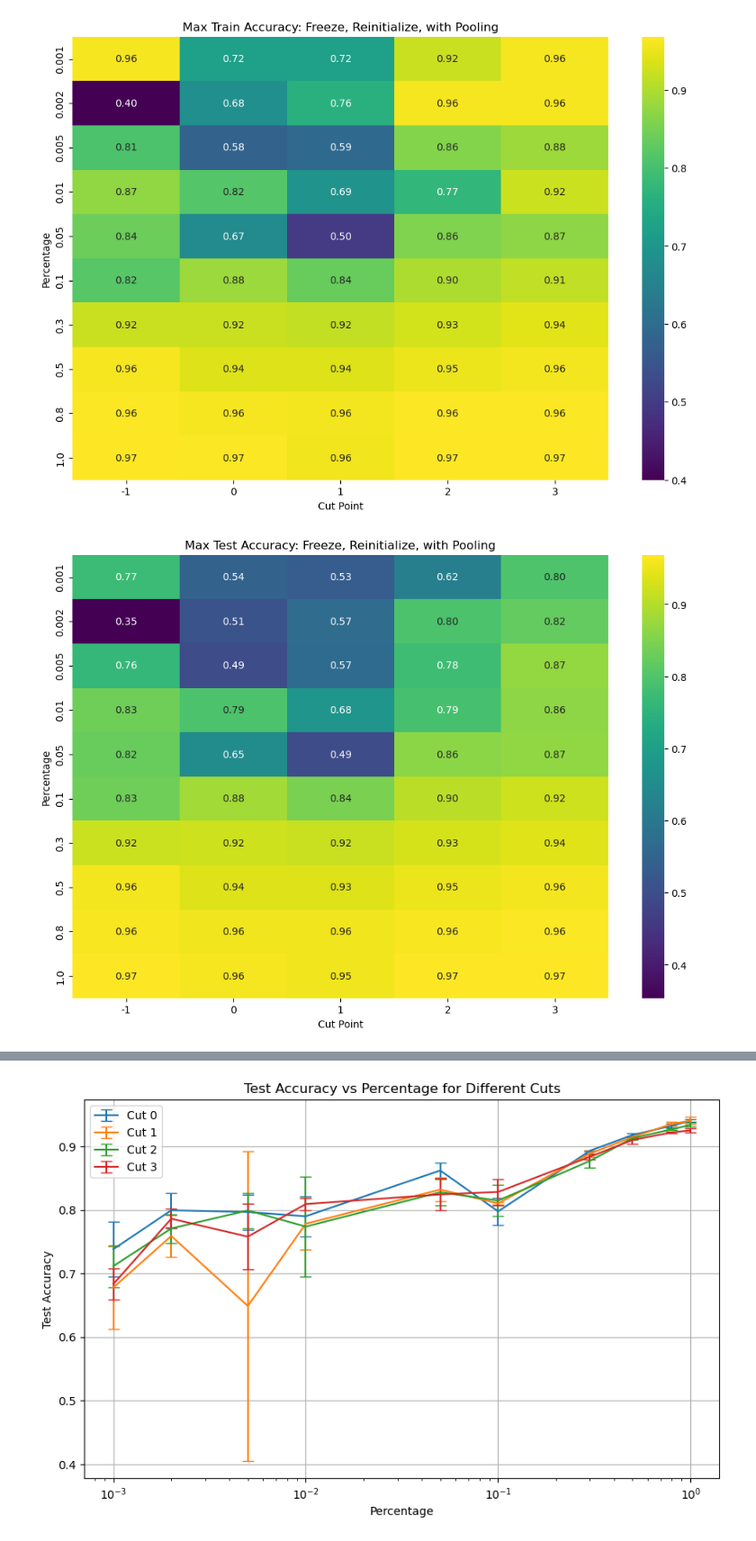
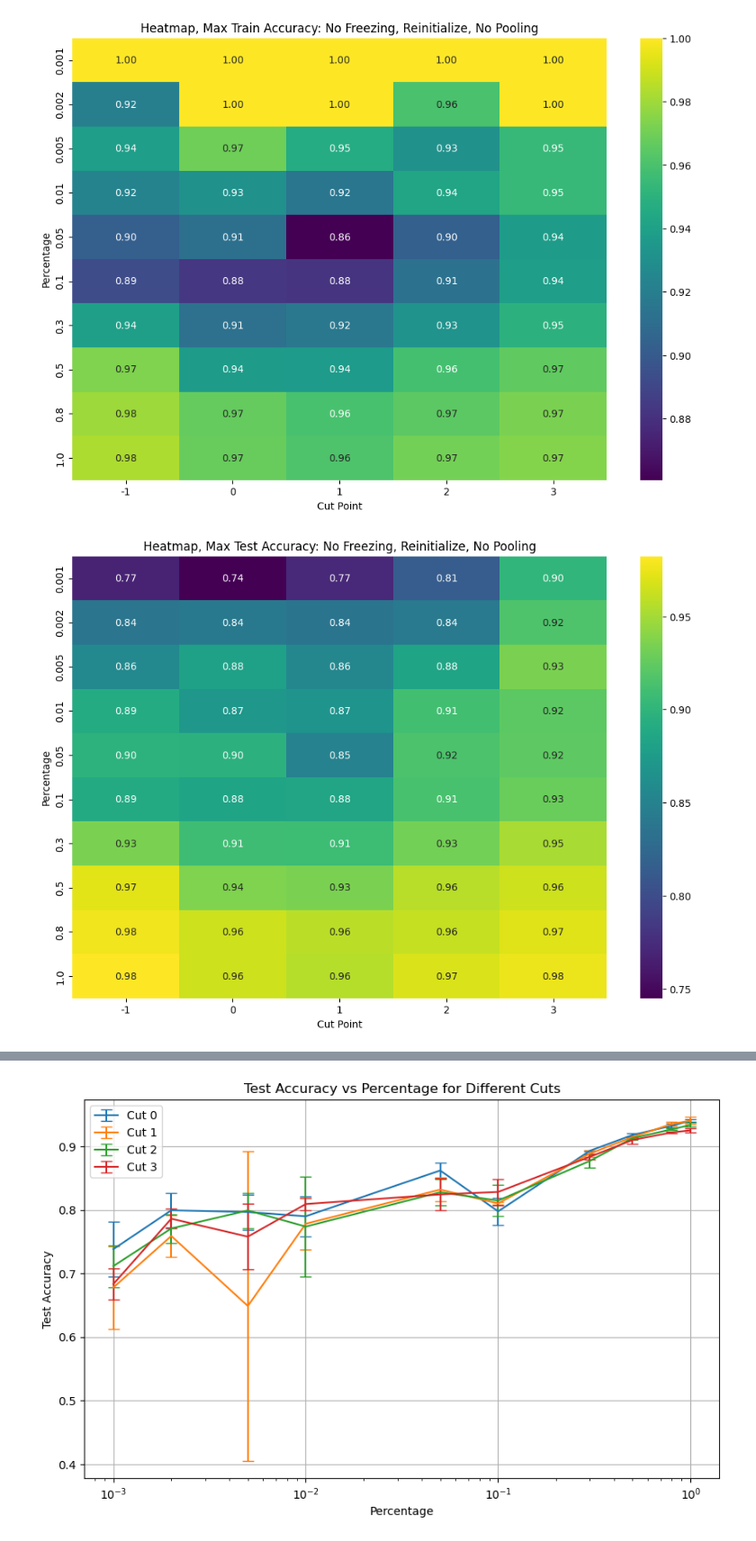
Before and after one commit to tusharmanekar/mp-tl-study, a Jupyter notebook: 3d_visualizations.ipynb, the cells around one changed output, grey strips where cells are left out. Shown at 90% size. Cells and saved outputs as stored; diff of their text form; code cells hidden in the pictures.

```diff
--- a/3d_visualizations.ipynb
+++ b/3d_visualizations.ipynb
@@ -53,21 +55,21 @@ plt.show()
 # %%
 # For the heatmap, we will use the mean test accuracy, aggregated over trials for each combination of 'Percentage' and 'Cut Point'
 
 # We will pivot the dataframe to get the mean test accuracy for each combination of 'Percentage' and 'Cut Point'
 heatmap_data = df.pivot_table(index='Percentage', columns='Cut Point', values='Max Train Accuracy', aggfunc='median')
 
 # Generating the heatmap using seaborn
 import seaborn as sns
 import matplotlib.pyplot as plt
 
 plt.figure(figsize=(12, 8))
 sns.heatmap(heatmap_data, annot=True, cmap='viridis', fmt=".2f")
-plt.title('Max Train Accuracy: Freeze, Reinitialize, with Pooling')
+plt.title('Heatmap, Max Train Accuracy: No Freezing, Reinitialize, No Pooling')
 plt.xlabel('Cut Point')
 plt.ylabel('Percentage')
 plt.show()
 # %% [output]
-[figure, old version]
+[figure, new version]
 # %%
 # For the heatmap, we will use the mean test accuracy, aggregated over trials for each combination of 'Percentage' and 'Cut Point'
 
@@ -80,12 +82,12 @@ import matplotlib.pyplot as plt
 
 plt.figure(figsize=(12, 8))
 sns.heatmap(heatmap_data, annot=True, cmap='viridis', fmt=".2f")
-plt.title('Max Test Accuracy: Freeze, Reinitialize, with Pooling')
+plt.title('Heatmap, Max Test Accuracy: No Freezing, Reinitialize, No Pooling')
 plt.xlabel('Cut Point')
 plt.ylabel('Percentage')
 plt.show()
 # %% [output]
-[figure, old version]
+[figure, new version]
 # %%
 # Create a bar graph for comparing the test accuracies of different cut points at each percentage level.
 
```
Also changed, not shown: parts of 4 cells of this notebook, 23 other files.
